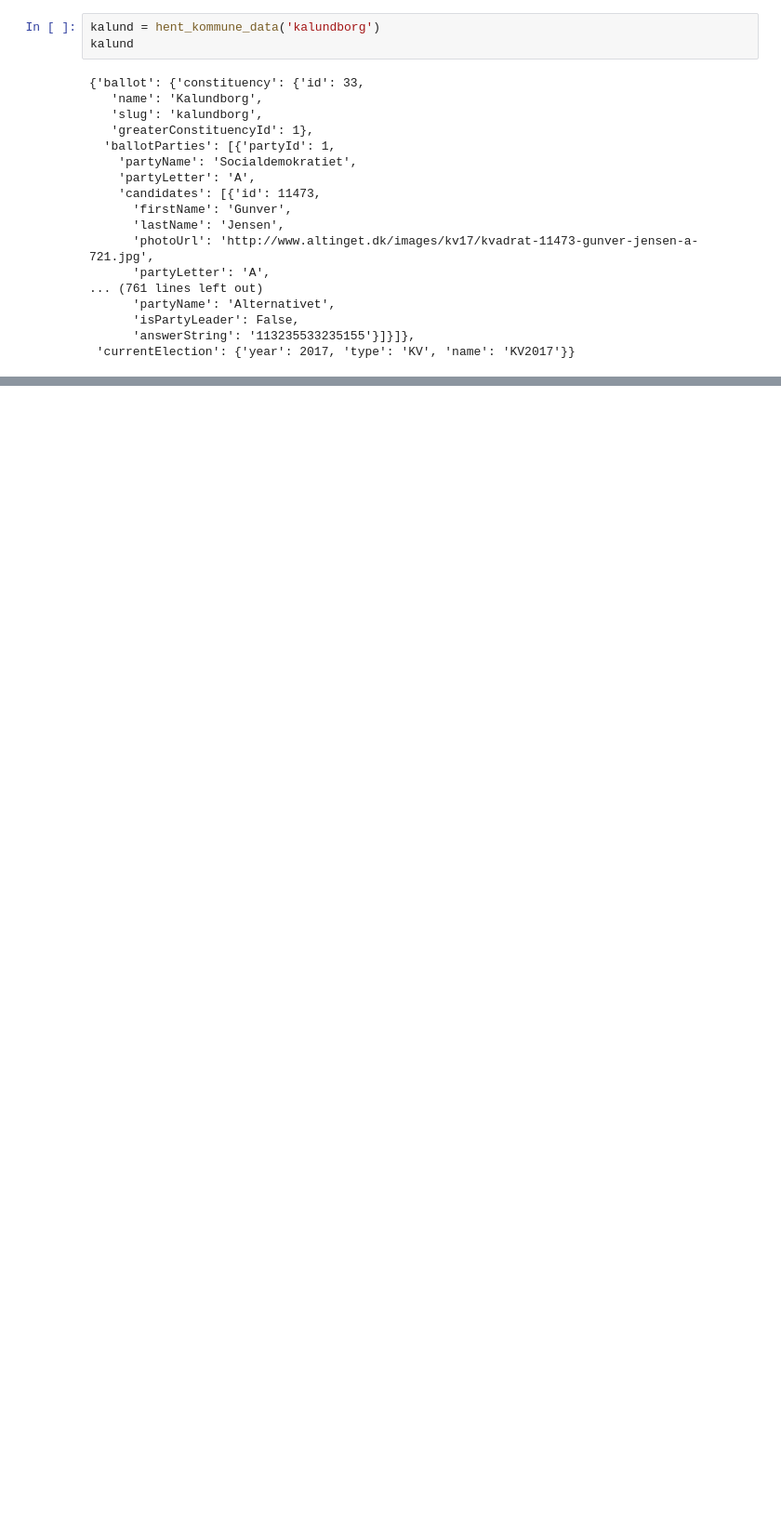
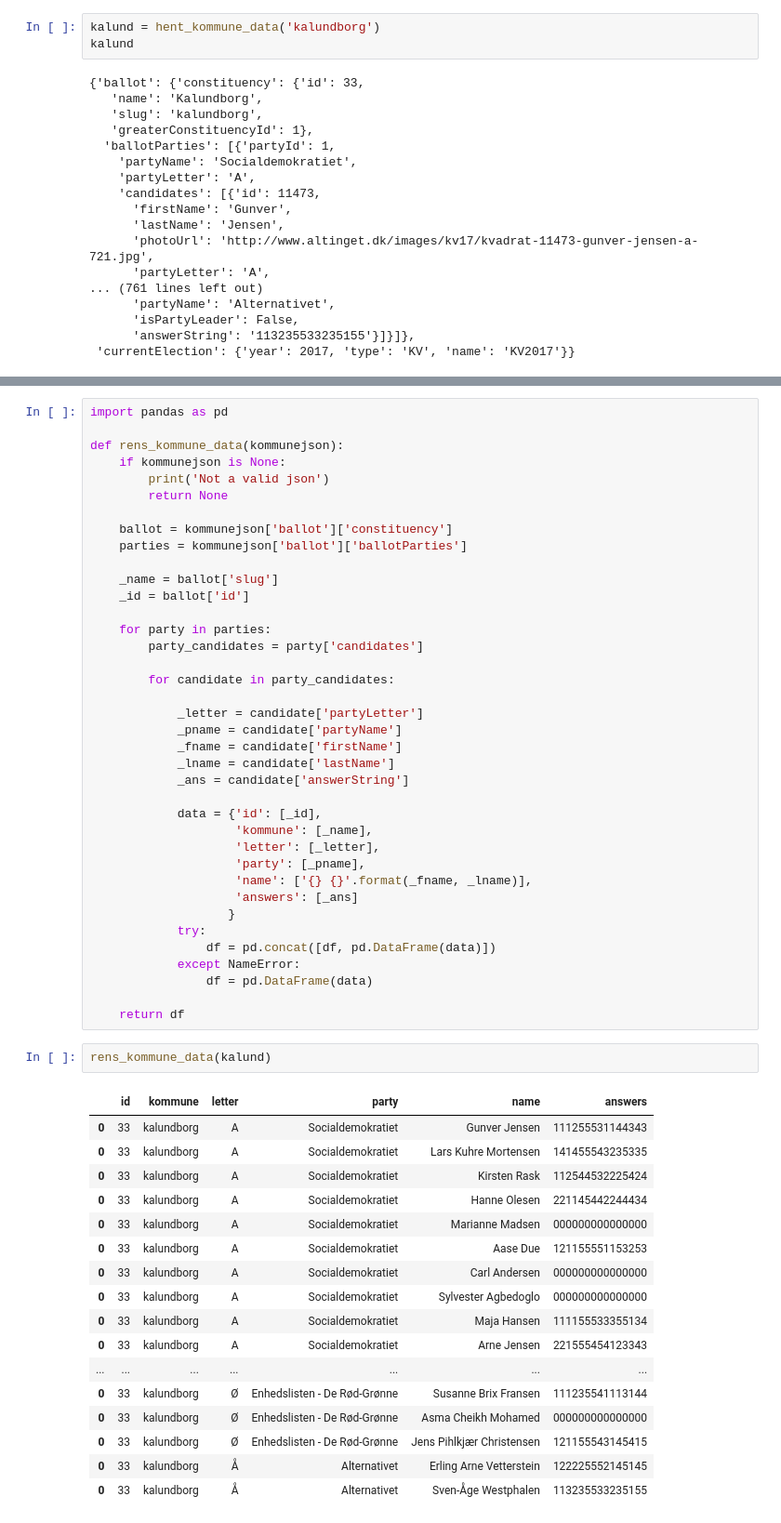
Before and after one commit to Kristianuruplarsen/kodeklubben, a Jupyter notebook: exercises/session2/Exercises_session_2_answers.ipynb, the cells around one changed output, grey strips where cells are left out. Shown at 93% size. Saved outputs shown, nothing was run; the diff lists cells and outputs as text; blank space fills up the shorter version.

```diff
--- a/exercises/session2/Exercises_session_2_answers.ipynb
+++ b/exercises/session2/Exercises_session_2_answers.ipynb
@@ -75,0 +81,58 @@ Før vi downloader data for hele landet skal vi have en process sat op som autom
+# %%
+import pandas as pd
+
+def rens_kommune_data(kommunejson):
+    if kommunejson is None:
+        print('Not a valid json')
+        return None
+
+    ballot = kommunejson['ballot']['constituency']
+    parties = kommunejson['ballot']['ballotParties']
+
+    _name = ballot['slug']
+    _id = ballot['id']
+
+    for party in parties:
+        party_candidates = party['candidates']
+
+        for candidate in party_candidates:
+
+            _letter = candidate['partyLetter']
+            _pname = candidate['partyName']
+            _fname = candidate['firstName']
+            _lname = candidate['lastName']
+            _ans = candidate['answerString']
+
+            data = {'id': [_id],
+                    'kommune': [_name],
+                    'letter': [_letter],
+                    'party': [_pname],
+                    'name': ['{} {}'.format(_fname, _lname)],
+                    'answers': [_ans]
+                   }
+            try:
+                df = pd.concat([df, pd.DataFrame(data)])
+            except NameError:
+                df = pd.DataFrame(data)
+
+    return df
+# %%
+rens_kommune_data(kalund)
+# %% [output]
+|  | id | kommune | letter | party | name | answers |
+| 0 | 33 | kalundborg | A | Socialdemokratiet | Gunver Jensen | 111255531144343 |
+| 0 | 33 | kalundborg | A | Socialdemokratiet | Lars Kuhre Mortensen | 141455543235335 |
+| 0 | 33 | kalundborg | A | Socialdemokratiet | Kirsten Rask | 112544532225424 |
+| 0 | 33 | kalundborg | A | Socialdemokratiet | Hanne Olesen | 221145442244434 |
+| 0 | 33 | kalundborg | A | Socialdemokratiet | Marianne Madsen | 000000000000000 |
+| 0 | 33 | kalundborg | A | Socialdemokratiet | Aase Due | 121155551153253 |
+| 0 | 33 | kalundborg | A | Socialdemokratiet | Carl Andersen | 000000000000000 |
+| 0 | 33 | kalundborg | A | Socialdemokratiet | Sylvester Agbedoglo | 000000000000000 |
+| 0 | 33 | kalundborg | A | Socialdemokratiet | Maja Hansen | 111155533355134 |
+| 0 | 33 | kalundborg | A | Socialdemokratiet | Arne Jensen | 221555454123343 |
+| ... | ... | ... | ... | ... | ... | ... |
+| 0 | 33 | kalundborg | Ø | Enhedslisten - De Rød-Grønne | Susanne Brix Fransen | 111235541113144 |
+| 0 | 33 | kalundborg | Ø | Enhedslisten - De Rød-Grønne | Asma Cheikh Mohamed | 000000000000000 |
+| 0 | 33 | kalundborg | Ø | Enhedslisten - De Rød-Grønne | Jens Pihlkjær Christensen | 121155543145415 |
+| 0 | 33 | kalundborg | Å | Alternativet | Erling Arne Vetterstein | 122225552145145 |
+| 0 | 33 | kalundborg | Å | Alternativet | Sven-Åge Westphalen | 113235533235155 |
```
Also changed, not shown: parts of 9 cells of this notebook.
